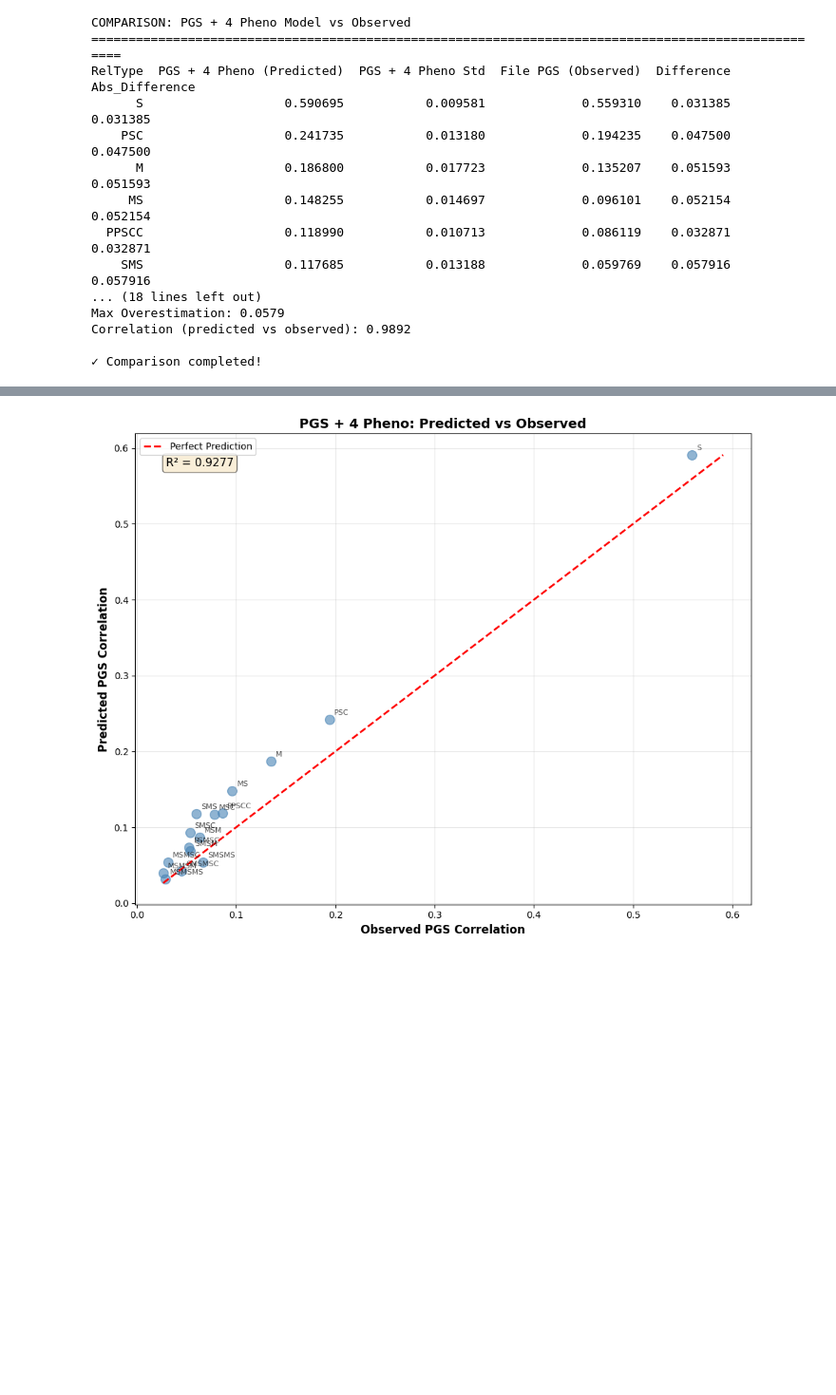
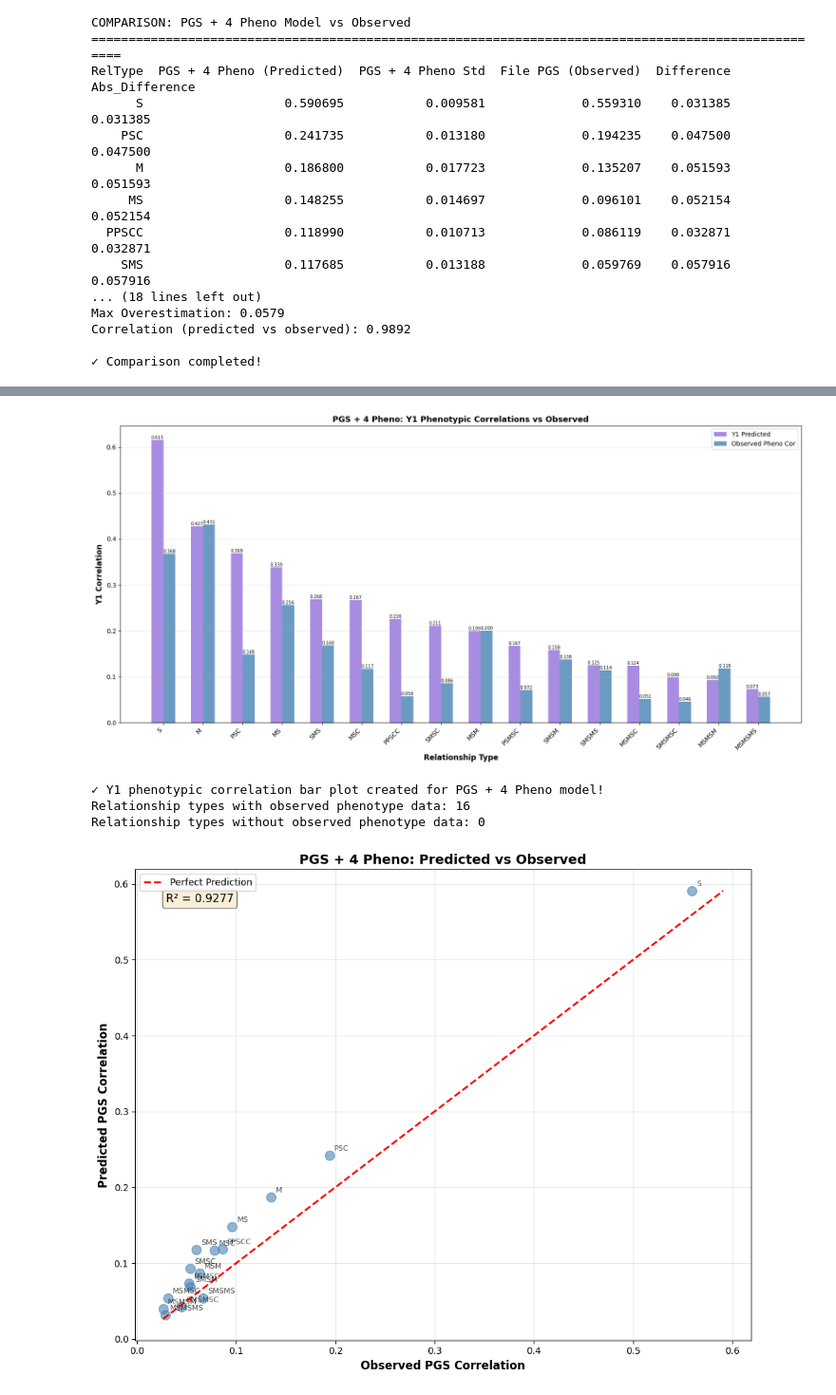
Before and after one commit to Xuanyu-Lyu/PGS_Cor_Relative, a Jupyter notebook: Scripts/RelativeCor/Analysis.ipynb, the cells around one changed output, grey strips where cells are left out. Shown at 95% size. Drawn from its saved outputs; the diff is of its cells as text; code cells hidden in the pictures; blank space fills up the shorter version.

```diff
--- a/Scripts/RelativeCor/Analysis.ipynb
+++ b/Scripts/RelativeCor/Analysis.ipynb
@@ -759,4 +811,53 @@ print("✓ Bar chart created!")
 ✓ Bar chart created!
+# %%
+# Bar Plot: Y1 Phenotypic Correlations for PGS + 4 Pheno Model
+# with observed phenotypic correlations from observed_correlations_pheno.csv
+
+obs_pheno_path = '../fit_nn/observed_correlations_pheno.csv'
+obs_pheno = pd.read_csv(obs_pheno_path).set_index('RelType')['Correlation']
+
+# Use Y1 results from the PGS + 4 Pheno summary
+rel_types_pheno_4 = y1_results['RelationshipPath'].values
+x = np.arange(len(rel_types_pheno_4))
+width = 0.3
+
+pred_vals_4 = y1_results['Correlation_Mean'].values
+obs_vals_4 = [obs_pheno.get(rt, np.nan) for rt in rel_types_pheno_4]
+
+fig, ax = plt.subplots(figsize=(16, 8))
+bars1 = ax.bar(x - width/2, pred_vals_4, width,
+               alpha=0.8, color='mediumpurple', label='Y1 Predicted')
+bars2 = ax.bar(x + width/2, obs_vals_4, width,
+               alpha=0.8, color='steelblue', label='Observed Pheno Cor')
+
+ax.set_xlabel('Relationship Type', fontsize=12, fontweight='bold')
+ax.set_ylabel('Y1 Correlation', fontsize=12, fontweight='bold')
+ax.set_title('PGS + 4 Pheno: Y1 Phenotypic Correlations vs Observed', fontsize=13, fontweight='bold')
+ax.set_xticks(x)
+ax.set_xticklabels(rel_types_pheno_4, rotation=45, ha='right')
+ax.legend(fontsize=10)
+ax.grid(axis='y', alpha=0.3)
+ax.axhline(y=0, color='black', linestyle='-', linewidth=0.5)
+
+for bars in [bars1, bars2]:
+    for bar in bars:
+        height = bar.get_height()
+        if not np.isnan(height):
+            ax.text(bar.get_x() + bar.get_width()/2., height,
+                    f'{height:.3f}', ha='center',
+                    va='bottom' if height > 0 else 'top', fontsize=7)
+
+plt.tight_layout()
+plt.show()
+
+print("✓ Y1 phenotypic correlation bar plot created for PGS + 4 Pheno model!")
+print(f"Relationship types with observed phenotype data: {np.sum(~np.isnan(obs_vals_4))}")
+print(f"Relationship types without observed phenotype data: {np.sum(np.isnan(obs_vals_4))}")
+# %% [output]
+[figure, added]
+✓ Y1 phenotypic correlation bar plot created for PGS + 4 Pheno model!
+Relationship types with observed phenotype data: 16
+Relationship types without observed phenotype data: 0
 # %%
 # Scatter Plot: PGS + 4 Pheno Model vs Observed with Identity Line
 
```
Also changed, not shown: parts of 8 cells of this notebook, 13 other files.
